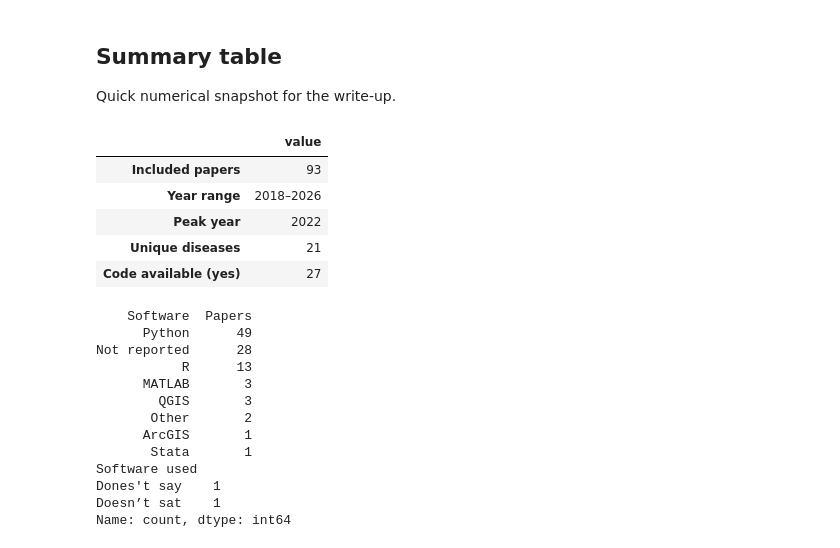
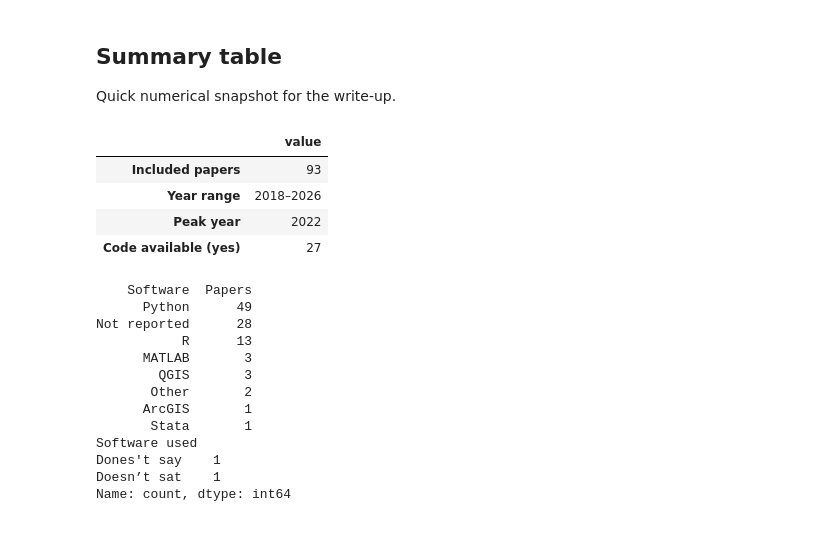
Before and after one commit to ai4ci/scoping-review-figures, a Jupyter notebook: review_analysis.ipynb, the cells around one changed output. Saved outputs shown, nothing was run; the diff lists cells and outputs as text; code cells hidden in the pictures.

```diff
--- a/review_analysis.ipynb
+++ b/review_analysis.ipynb
@@ -1010,19 +887,17 @@ Quick numerical snapshot for the write-up.
 # %%
 import re
 summary = {
     "Included papers": len(df_main),
-    "Year range":      f"{int(df_main['year'].min())}–{int(df_main['year'].max())}",
-    "Peak year":        int(df_main['year'].value_counts().idxmax()),
-    "Unique diseases":  df_main['Disease'].nunique(),
-    "Code available (yes)":   int((code_bucket(df_main['Code available? (Y/N)']) == 'Y').sum()),
+    "Year range": f"{int(df_main['year'].min())}–{int(df_main['year'].max())}",
+    "Peak year": int(df_main['year'].value_counts().idxmax()),
+    "Code available (yes)": int((code_bucket(df_main['Code available? (Y/N)']) == 'Y').sum()),
 }
 pd.Series(summary, name="value").to_frame()
 # %% [output]
 |  | value |
 | Included papers | 93 |
 | Year range | 2018–2026 |
 | Peak year | 2022 |
-| Unique diseases | 21 |
 | Code available (yes) | 27 |
 # %%
 import re
```
Also changed, not shown: parts of 12 cells of this notebook, 5 other files.
